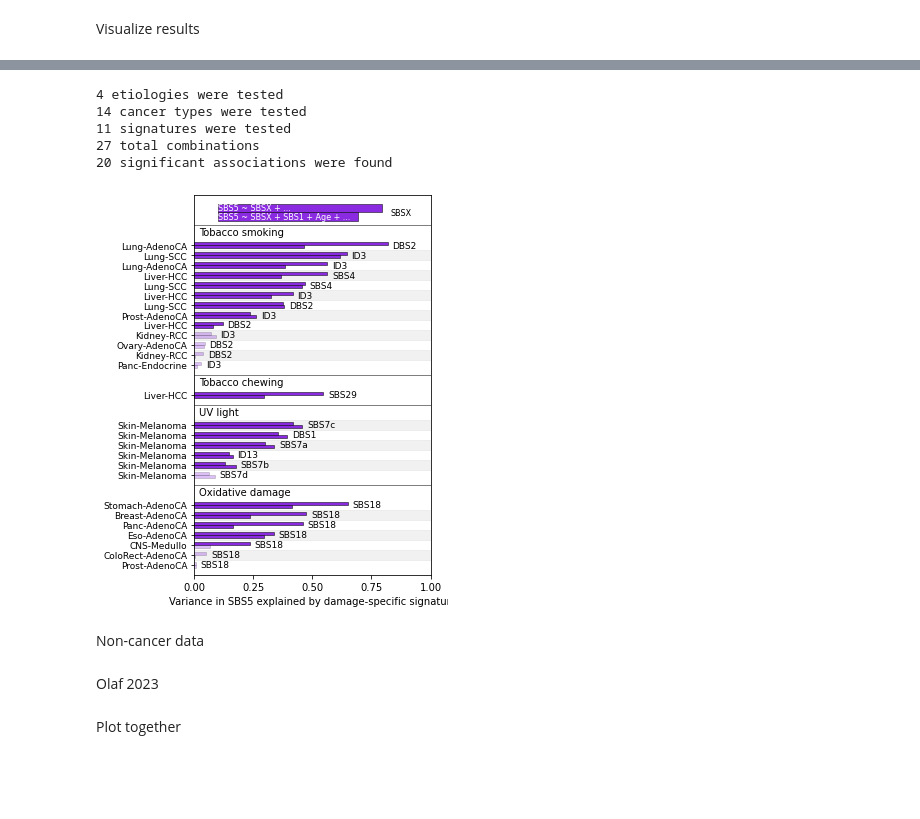
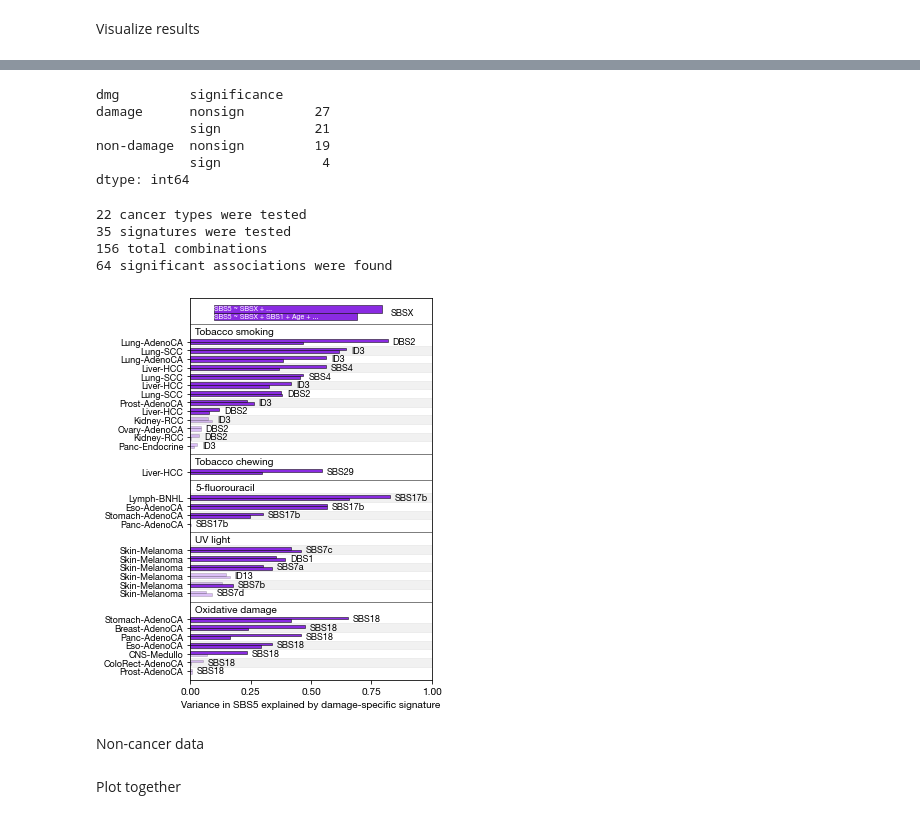
Before and after one commit to n-t-n-el/sbs5, a Jupyter notebook: notebooks/fig3.ipynb, the cells around one changed output, grey strips where cells are left out. Cells and saved outputs as stored; diff of their text form; code cells hidden in the pictures; blank space fills up the shorter version.

```diff
--- a/notebooks/fig3.ipynb
+++ b/notebooks/fig3.ipynb
@@ -91,7 +93,11 @@ Signatures associated to exogenous DNA damage
 with open("sbs_dna_damage.txt", "r") as fh:
     eti = {l.split()[0]:" ".join(l.split("\t")[1:]).strip() for l in fh.readlines()}
 
+with open("sbs_others.txt", "r") as fh:
+    eti_nondmg = {l.split()[0]:" ".join(l.split("\t")[1:]).strip() for l in fh.readlines()}
+
 #eti["SBS7_"] = "UV light"
+sigs = [c for c in aov.columns if c.startswith("SBS") or c.startswith("ID") or c.startswith("DBS")]
 sbs_dmg = eti.keys()
 # %% [markdown]
 Run correlations for cancer data
@@ -274,0 +207,6 @@ dtype: int64
+# %%
+all_sbs = res_sign.copy() #[res_sign.signature.str.startswith("SBS")].copy()
+all_sbs["etiology"] = [eti_nondmg[x] if x not in eti else eti[x] for x in all_sbs.signature]
+all_sbs["dmg"] = np.where([x in eti for x in all_sbs.signature], "damage", "non-damage")
+#all_sbs = all_sbs[all_sbs.etiology!="Unk"]
+eti_r = {**{v:k for k,v in eti_nondmg.items()},** {v:k for k,v in eti.items()}}
@@ -275,27 +258,23 @@ dtype: int64
+# %%
+all_sbs["significance"] = np.where(all_sbs.p_2 < 0.05/n_tests, "sign", "nonsign")
+all_sbs[all_sbs.etiology!="Unk"].groupby(["dmg", "significance"]).size()
+# %% [output]
+dmg         significance
+damage      nonsign         27
+            sign            21
+non-damage  nonsign         19
+            sign             4
+dtype: int64
 # %%
-print(f"{len(eti_order)} etiologies were tested")
-print(f"{len(res.ctype.unique())} cancer types were tested")
-print(f"{len(res.signature.unique())} signatures were tested")
-print(f"{len(res_sign)} total combinations")
-print(f"{len(res[res.p_0<(th)])} significant associations were found")
+print(f"{len(all_sbs.ctype.unique())} cancer types were tested")
+print(f"{len(all_sbs.signature.unique())} signatures were tested")
+print(f"{len(all_sbs)} total combinations")
+print(f"{len(all_sbs[all_sbs.p_0 < 0.05/n_tests])} significant associations were found")
 # %% [output]
-4 etiologies were tested
-14 cancer types were tested
-11 signatures were tested
-27 total combinations
-20 significant associations were found
+22 cancer types were tested
+35 signatures were tested
+156 total combinations
+64 significant associations were found
-# %%
-def remap_v(r, r_min, r_max, new_min, new_max):
-    return np.interp(r, [r_min, r_max], [new_min, new_max])
-
-#max_muts = res_sign.sort_values(by="total_dmg_muts").tail(5).total_dmg_muts.values[0]
-max_muts = 300e3
-min_muts = res_sign.total_dmg_muts.min()
-new_range = [1, 70]
-
-res_sign["remap_muts"] = res_sign.total_dmg_muts.map(
-    lambda x: remap_v(x, min_muts, max_muts, new_range[0], new_range[1])
-    )
 # %%
 def plot_signatures(eti_order, res_sign, th, ax):
 
@@ -343,52 +322,53 @@ def plot_signatures(eti_order, res_sign, th, ax):
             ylabels.append(r.ctype.replace(" (PCAWG)", ""))
 
         ax.axhline(ypos + panel_mar, color="black", lw=0.5)
-        ax.annotate(e, (0.02, ypos + 1))
+        ax.annotate(e, (0.02, ypos + 0.84))
         cumul += len(df) + panel_mar
 
 
     # Add legend
-    leg_ax = ax.inset_axes([0.1, 0.93, 0.8, 0.05])
+    leg_ax = ax.inset_axes([0.1, 0.923, 0.8, 0.06])
 #    leg_ax = ax.inset_axes([0.4, 0.55, 0.55, 0.05])
     height,lw = 1, 0.5
-    #height,lw = 0.1, 0.5
     leg_ax.barh([1], 0.2, color=pal["SBS5"], edgecolor="black", lw=lw, height=height)
     leg_ax.barh([0], 0.17, color=pal["SBS5"], edgecolor="black", lw=lw, height=height)
 
     leg_ax.set_xticks([])
     leg_ax.set_yticks([])
     leg_ax.set_xlim([0, 0.23])
+    leg_ax.set_ylim([-1.5, 1.5])
     leg_ax.annotate("SBSX", (0.21, 0.5), va="center", ha="left",
-                    fontsize=8, color="black")
+                    fontsize=9, color="black")
     leg_ax.annotate("SBS5 ~ SBSX + ...", (0, 1), va="center", ha="left",
-                    fontsize=8, color="white")
+                    fontsize=7, color="white")
     leg_ax.annotate("SBS5 ~ SBSX + SBS1 + Age + ...", (0, 0), va="center", ha="left",
-                    fontsize=8, color="white")
+                    fontsize=7, color="white")
     leg_ax.axis("off")
 
     # Set axes properties
     ax.set_yticks(yticks)
     ax.set_yticklabels(ylabels)
     ax.set_ylim(0, cumul - 1 + 3)
     ax.set_xlim(0, 1)
     ax.tick_params(axis="y", labelsize=fs)
     ax.set_xticks(np.linspace(0, 1, 5))
     ax.set_xlabel("Variance in SBS5 explained by damage-specific signature")
 
 # Example usage
 fig, ax = plt.subplots(figsize=(5, 6))
 plot_signatures(eti_order, res_sign, th, ax)
 plt.tight_layout()
 #plt.savefig("pdfs/pcawg_cors.pdf")
 #plt.savefig("pdfs/jin_cors.pdf")
 plt.show()
 
+icols = all_sbs.columns[:-2]
 if type=="jin":
-    res_sign.to_csv("jin_results.csv", index=False)
+    all_sbs[icols].to_csv("jin_results.csv", index=False)
 if type=="aov":
-    res_sign.to_csv("aov_results.csv", index=False)
+    all_sbs[icols].to_csv("aov_results.csv", index=False)
 # %% [output]
-[figure, old version]
+[figure, new version]
 # %%
 dov = pd.read_csv("aov_results.csv")
 jin = pd.read_csv("jin_results.csv")
@@ -492,8 +472,6 @@ wang["Age"] = wang["Individual"].map(wang_meta.set_index("Individual")["age"].to
 
 # === Combine Olafsson 2020 and Wang 2023 ===
 olaf20wang = pd.concat([olaf20])
-# %% [markdown]
-Olaf 2023
 # %% [markdown]
 Plot together
 # %%
```
Also changed, not shown: parts of 25 cells of this notebook, 9 other files.
